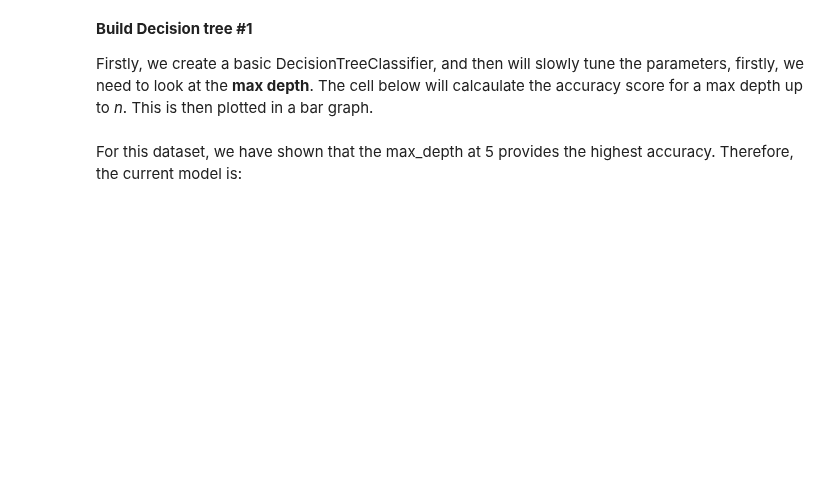
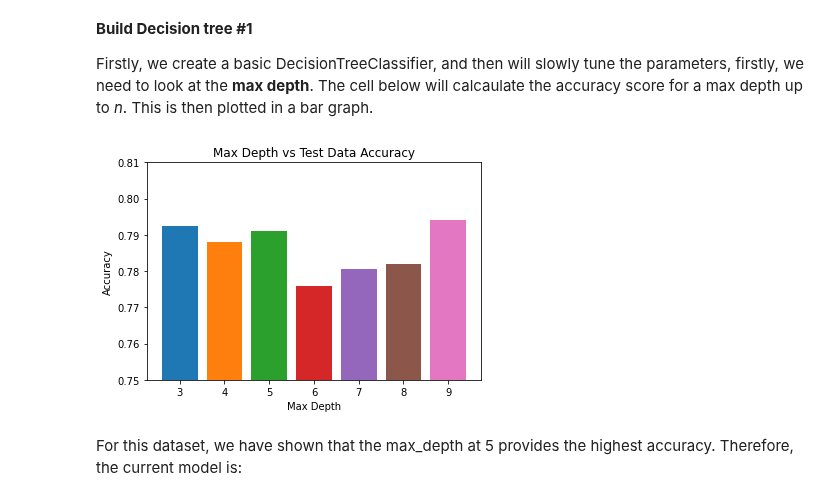
Before and after one commit to blueriver212/Crime_Prediction_ML, a Jupyter notebook: DT_FINAL.ipynb, the cells around one changed output. Cells and saved outputs as stored; diff of their text form; code cells hidden in the pictures; blank space fills up the shorter version.

```diff
--- a/DT_FINAL.ipynb
+++ b/DT_FINAL.ipynb
@@ -107,34 +74,36 @@ Firstly, we create a basic DecisionTreeClassifier, and then will slowly tune the
 def max_depth(n):
     scores = {}
     for i in range(3, n):
         dtree = DecisionTreeClassifier(criterion='gini', max_depth=i)  # use the entropy rather than gini index
         dtree = dtree.fit(x_train, y_train)
         #tree.plot_tree(dtree, feature_names=data.columns)
 
         # model can then be used to predict !
         # crime_predict = dtree.predict([[0,1]])
 
         # Assess accuracy at this stage
         clf = DecisionTreeClassifier()  # Create Decision Tree classifer object
         clf = clf.fit(x_train,y_train)  # Train Decision Tree Classifer
         y_pred = clf.predict(x_test)  # Predict the response for test dataset
         #print(i, "max_depth::", "Accuracy:",metrics.accuracy_score(y_test, y_pred))
         j = str(i)
         depth_score = {j: metrics.accuracy_score(y_test, y_pred)}
         scores.update(depth_score)
     return scores
 d = max_depth(10)
 import matplotlib.pyplot as plt
 colors = list("rgbcmyk")
 
 for key in d:
     plt.bar([key], d[key], label=key)
 
 plt.title('Max Depth vs Test Data Accuracy')
 plt.xlabel('Max Depth')
 plt.ylabel('Accuracy')
-plt.ylim(0.675, 0.750)
+plt.ylim(0.75, 0.81)
 plt.show()
+# %% [output]
+[figure, added]
 # %% [markdown]
 For this dataset, we have shown that the max_depth at 5 provides the highest accuracy. Therefore, the current model is:
 # %%
```
Also changed, not shown: parts of 12 cells of this notebook.
